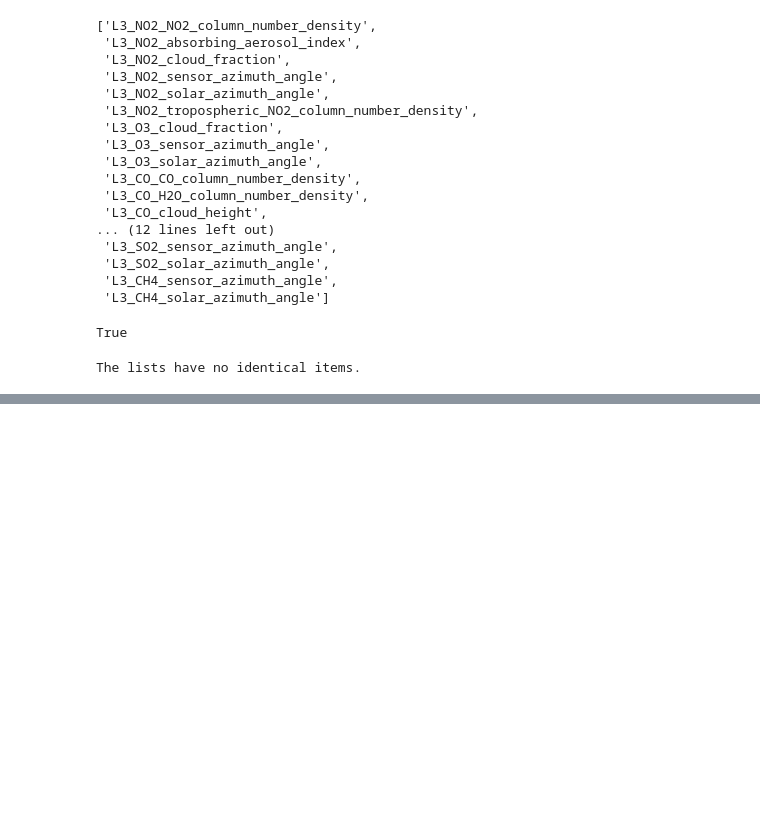
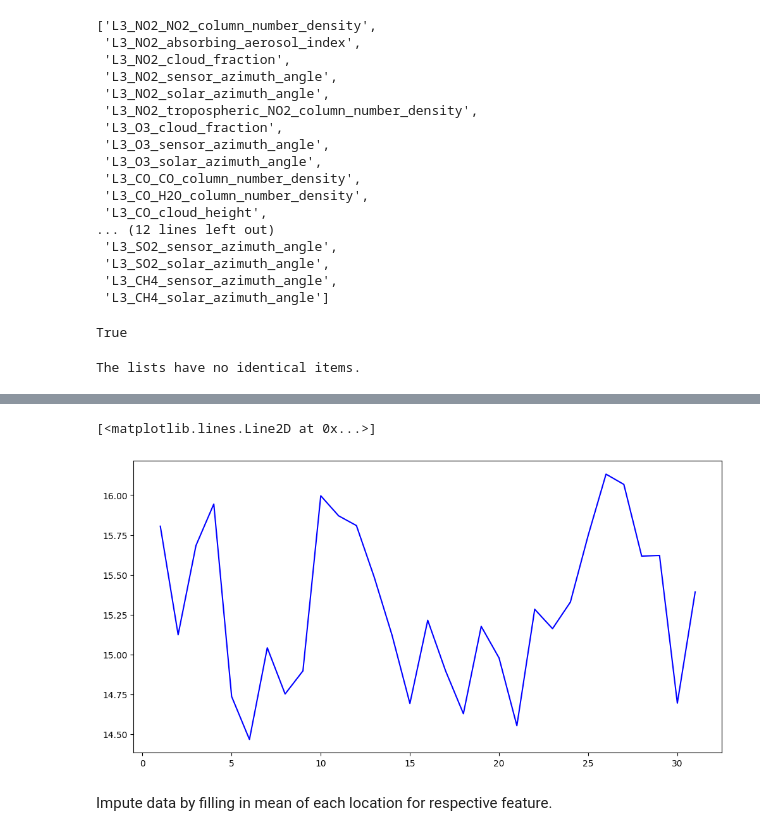
Before and after one commit to PrisBerlin/Air-Pollution-Challenge, a Jupyter notebook: Air-pollution.ipynb, the cells around one changed output, grey strips where cells are left out. Saved outputs shown, nothing was run; the diff lists cells and outputs as text; code cells hidden in the pictures; blank space fills up the shorter version.

```diff
--- a/Air-pollution.ipynb
+++ b/Air-pollution.ipynb
@@ -181,0 +332,6 @@ The lists have no identical items.
+# %%
+train_sorted['Date'] = pd.to_datetime(train_bl['Date'])
+# %%
+train_sorted['month'] = train_sorted['Date'].dt.month
+train_sorted['week'] = train_sorted['Date'].dt.isocalendar().week
+train_sorted['day'] = train_sorted['Date'].dt.day
@@ -181,0 +342,11 @@ The lists have no identical items.
+# %%
+train_sorted = train_sorted.drop(['Place_ID X Date', 'Place_ID'], axis=1)
+# %%
+daily_means = train_sorted.groupby(train_sorted['day']).mean()
+# %%
+plt.figure(figsize=(12, 6))
+
+plt.plot(daily_means.index, daily_means['precipitable_water_entire_atmosphere'], label='Mean of Feature', color='blue')
+# %% [output]
+[<matplotlib.lines.Line2D at 0x...>]
+[figure, added]
@@ -181,0 +356,2 @@ The lists have no identical items.
+# %% [markdown]
+Impute data by filling in mean of each location for respective feature.
```
Also changed, not shown: parts of 46 cells of this notebook.
